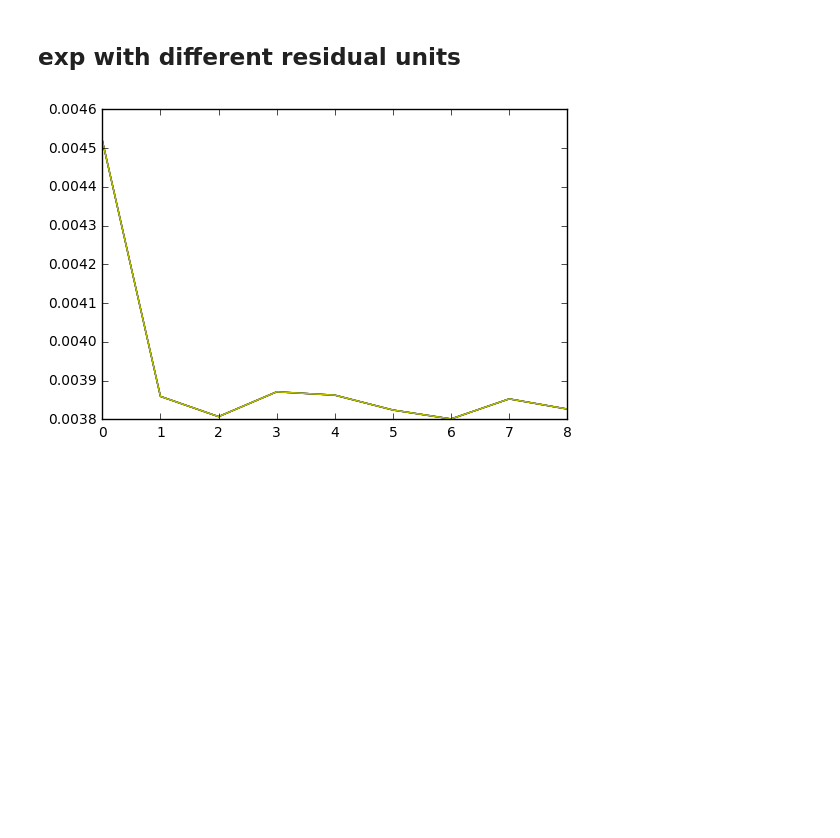
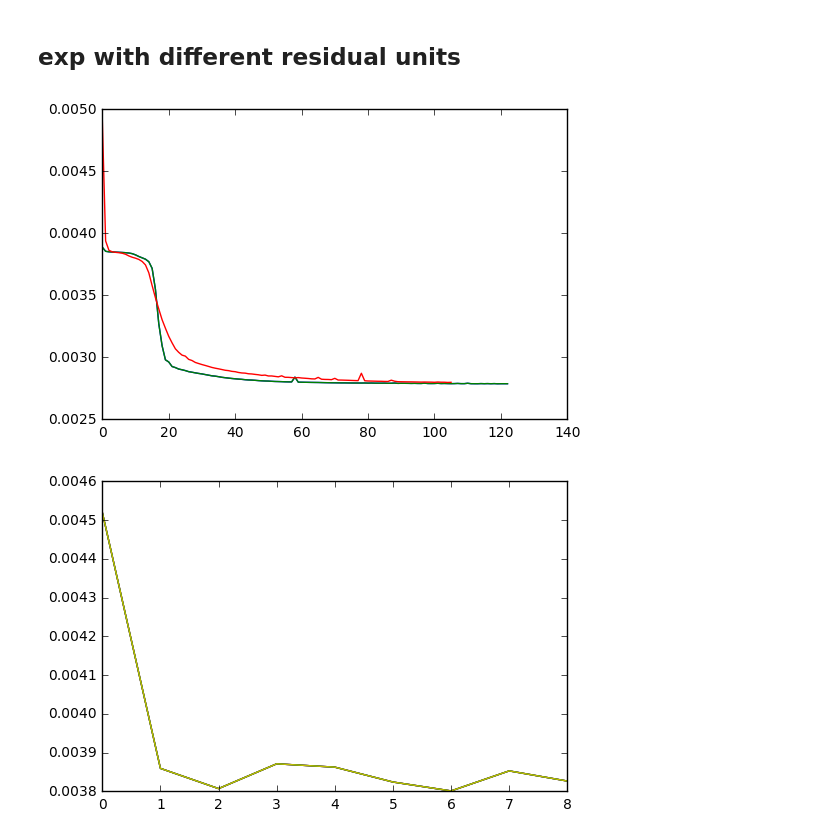
Before and after one commit to SIOFive/OST, a Jupyter notebook: main.ipynb, the cells around one changed output. Cells and saved outputs as stored; diff of their text form; code cells hidden in the pictures; blank space fills up the shorter version.

```diff
--- a/main.ipynb
+++ b/main.ipynb
@@ -55,7 +57,7 @@ H = load_data('data.mat')
 
 # generate training data & test data
 print("generate data from data.mat")
-Data = H[:train_size + test_size, ]
+Data = H[-train_size-test_size:, ]
 
 mmn = MinMaxNormalization()
 mmn.fit(Data)
@@ -194,3 +197,13 @@ import matplotlib.pyplot as plt
+# %%
+with open(os.path.join('RET',"train_size3000.test_size300.time_size3.resunit1.lr0.0001.history.pkl"), "rb") as f:
+    history = pickle.load(f)
+plt.plot(history['loss'][1:])
+with open(os.path.join('RET',"train_size3000.test_size300.time_size3.resunit2.lr3e-05.history.pkl"), "rb") as f:
+    history1 = pickle.load(f)
+plt.plot(history1['loss'][1:], 'r')
+plt.show()
+# %% [output]
+[figure, added]
 # %%
 plt.plot(history_3['loss'], "r")
 plt.plot(history_6['loss'], "b")
```
Also changed, not shown: parts of 3 cells of this notebook, 5 other files.
